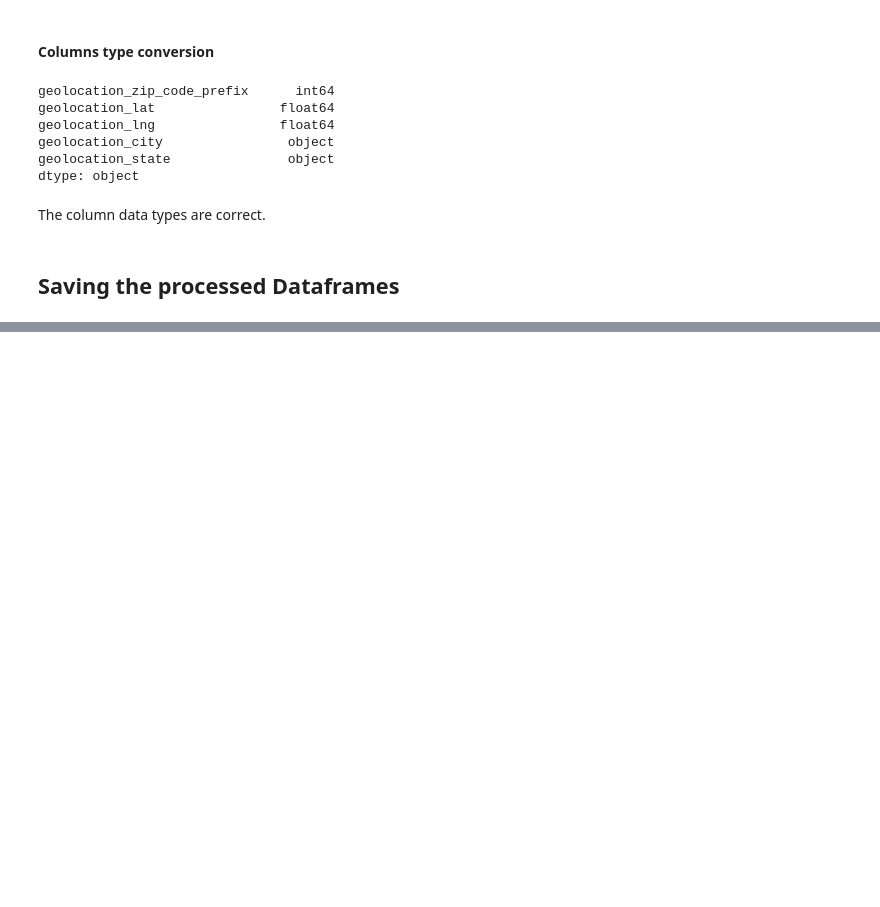
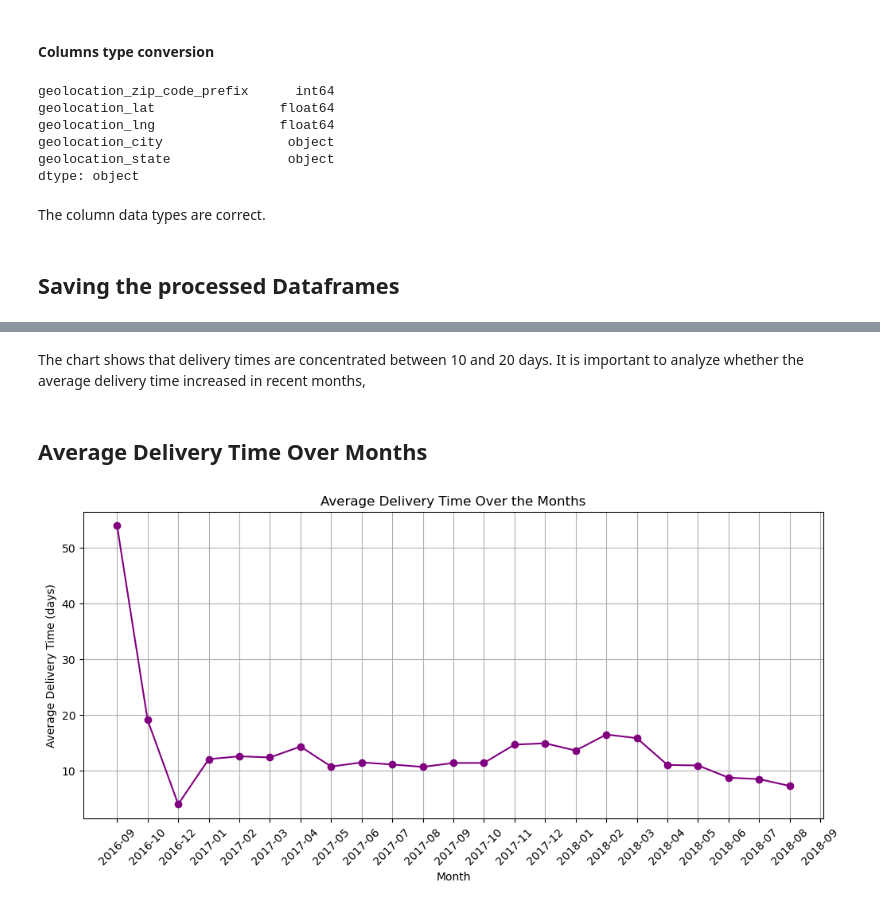
Before and after one commit to rickaof/Portfolio, a Jupyter notebook: Ecommerce_Analysis/notebooks/data_preparation.ipynb, the cells around one changed output, grey strips where cells are left out. Drawn from its saved outputs; the diff is of its cells as text; code cells hidden in the pictures; blank space fills up the shorter version.

```diff
--- a/Ecommerce_Analysis/notebooks/data_preparation.ipynb
+++ b/Ecommerce_Analysis/notebooks/data_preparation.ipynb
@@ -496,0 +620,21 @@ Processed dataset 'sellers' saved to c:\Users\ricka\Desktop\Area de Trabalho\Pro
+# %% [markdown]
+The chart shows that delivery times are concentrated between 10 and 20 days.
+It is important to analyze whether the average delivery time increased in recent months,
+# %% [markdown]
+## Average Delivery Time Over Months
+# %%
+orders["order_purchase_month"] = orders["order_purchase_timestamp"].dt.to_period("M")
+
+monthly_delivery_time = orders.groupby("order_purchase_month")["delivery_time"].mean()
+
+plt.figure(figsize=(12, 5))
+plt.plot(monthly_delivery_time.index.astype(str), monthly_delivery_time.values,
+         marker='o', linestyle="-", color="purple")
+plt.xticks(rotation=45)
+plt.title("Average Delivery Time Over the Months")
+plt.xlabel("Month")
+plt.ylabel("Average Delivery Time (days)")
+plt.grid(True)
+plt.show()
+# %% [output]
+[figure, added]
```
Also changed, not shown: parts of 22 cells of this notebook, 5 other files.
